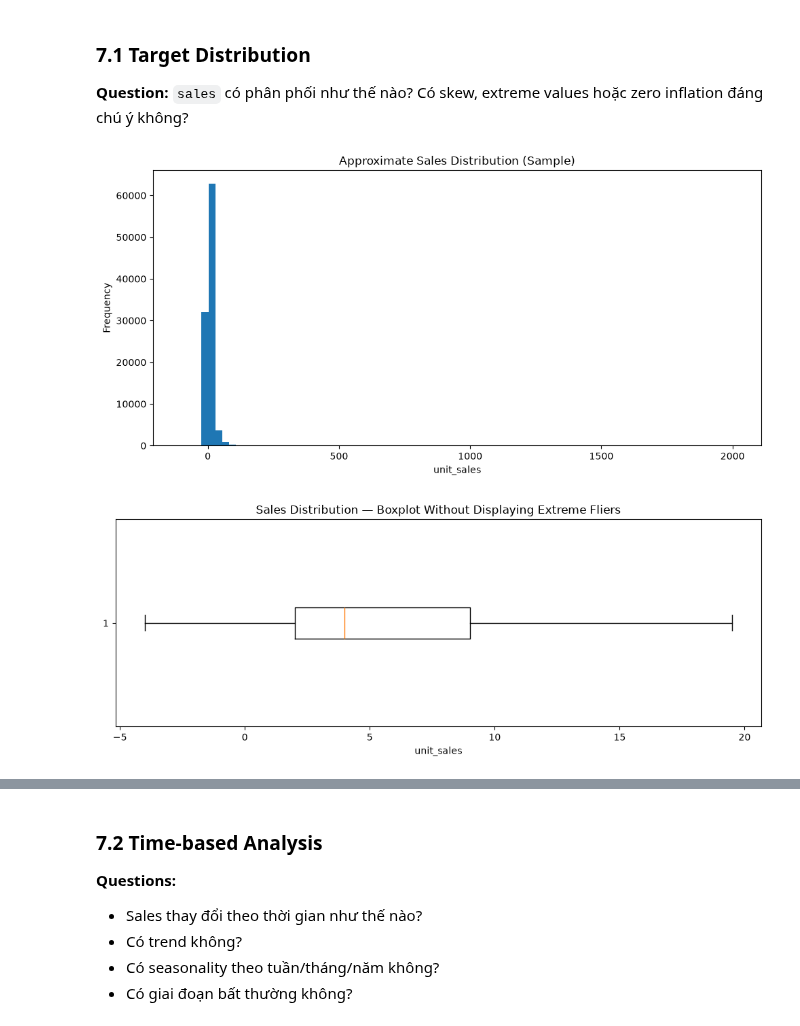
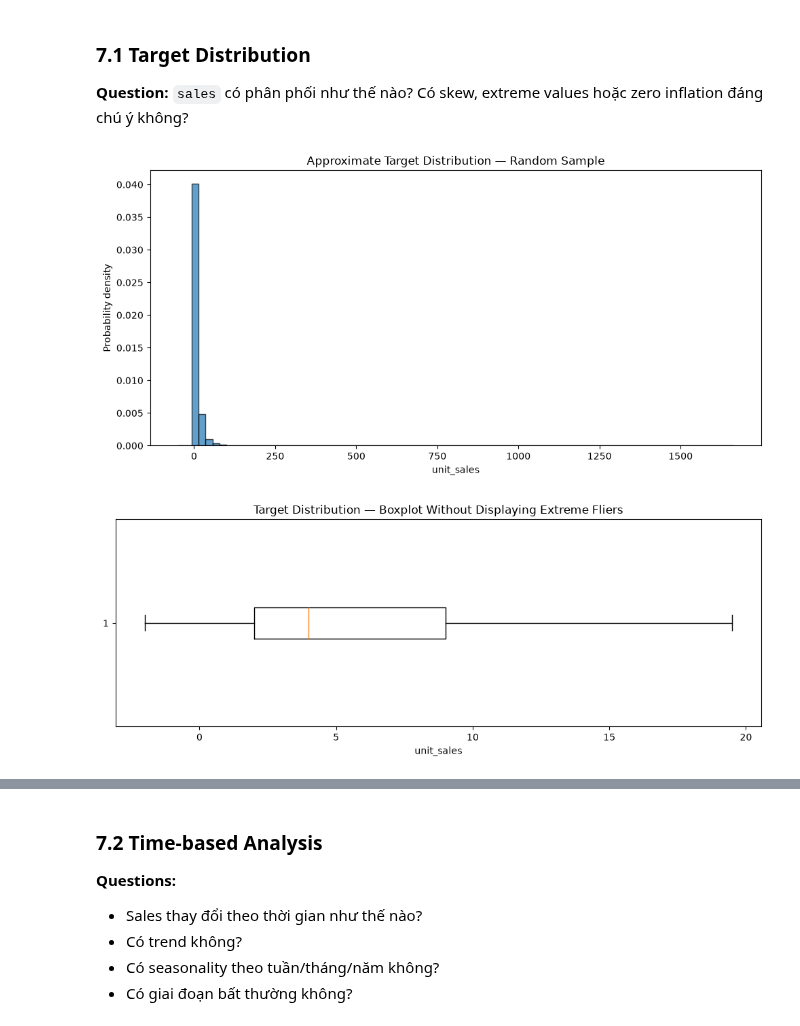
Before and after one commit to AlligatorTHPhat/Machine-learning-project-Grocery-sales-forecast, a Jupyter notebook: notebooks/01_eda.ipynb, the cells around one changed output, grey strips where cells are left out. Saved outputs shown, nothing was run; the diff lists cells and outputs as text; code cells hidden in the pictures.

```diff
--- a/notebooks/01_eda.ipynb
+++ b/notebooks/01_eda.ipynb
@@ -746,6 +2350,12 @@ Mục tiêu:
 - phân vị và phân phối;
 - phát hiện extreme values.
 # %%
+
+SAMPLE_FRACTION = 0.001  # Lấy mẫu kỳ vọng khoảng 0.1% số dòng
+RANDOM_SEED = 42
+
+rng = np.random.default_rng(RANDOM_SEED)
+
 target_stats = {
     "count": 0,
     "sum": 0.0,
@@ -765,6 +2375,7 @@ for chunk in pd.read_csv(
 ):
     s = chunk[TARGET_COLUMN].dropna()
 
+    # Thống kê trên TOÀN BỘ dữ liệu
     target_stats["count"] += len(s)
     target_stats["sum"] += float(s.sum())
     target_stats["sum_sq"] += float((s ** 2).sum())
@@ -773,14 +2384,18 @@ for chunk in pd.read_csv(
     target_stats["zero_count"] += int((s == 0).sum())
     target_stats["negative_count"] += int((s < 0).sum())
 
-    if len(target_sample_parts) < 20:
-        target_sample_parts.append(
-            s.sample(n=min(len(s), 5_000), random_state=42)
-        )
+    # Lấy mẫu ngẫu nhiên từ TỪNG chunk, bao gồm tất cả các chunk
+    mask = rng.random(len(s)) < SAMPLE_FRACTION
+    sampled = s.iloc[np.flatnonzero(mask)]
+
+    if not sampled.empty:
+        target_sample_parts.append(sampled)
 
 target_count = target_stats["count"]
 target_mean = target_stats["sum"] / target_count
-target_variance = target_stats["sum_sq"] / target_count - target_mean ** 2
+target_variance = (
+    target_stats["sum_sq"] / target_count - target_mean ** 2
+)
 
 target_summary = pd.Series({
     "count": target_count,
@@ -840,23 +2488,29 @@ Mỗi biểu đồ phải trả lời một câu hỏi cụ thể; không tạo
 **Question:** `sales` có phân phối như thế nào? Có skew, extreme values hoặc zero inflation đáng chú ý không?
 # %%
 plt.figure(figsize=(10, 5))
-plt.hist(target_sample, bins=80)
+plt.hist(
+    target_sample,
+    bins=80,
+    density=True,
+    edgecolor="black",
+    alpha=0.7,
+)
 plt.xlabel("unit_sales")
-plt.ylabel("Frequency")
-plt.title("Approximate Sales Distribution (Sample)")
+plt.ylabel("Probability density")
+plt.title("Approximate Target Distribution — Random Sample")
 plt.tight_layout()
 plt.show()
 # %% [output]
-[figure, old version]
+[figure, new version]
 # %%
 plt.figure(figsize=(10, 4))
 plt.boxplot(target_sample, vert=False, showfliers=False)
 plt.xlabel("unit_sales")
-plt.title("Sales Distribution — Boxplot Without Displaying Extreme Fliers")
+plt.title("Target Distribution — Boxplot Without Displaying Extreme Fliers")
 plt.tight_layout()
 plt.show()
 # %% [output]
-[figure, old version]
+[figure, new version]
 # %% [markdown]
 ### Target Distribution — Interpretation
 
```
Also changed, not shown: parts of 94 cells of this notebook, 9 other files.
